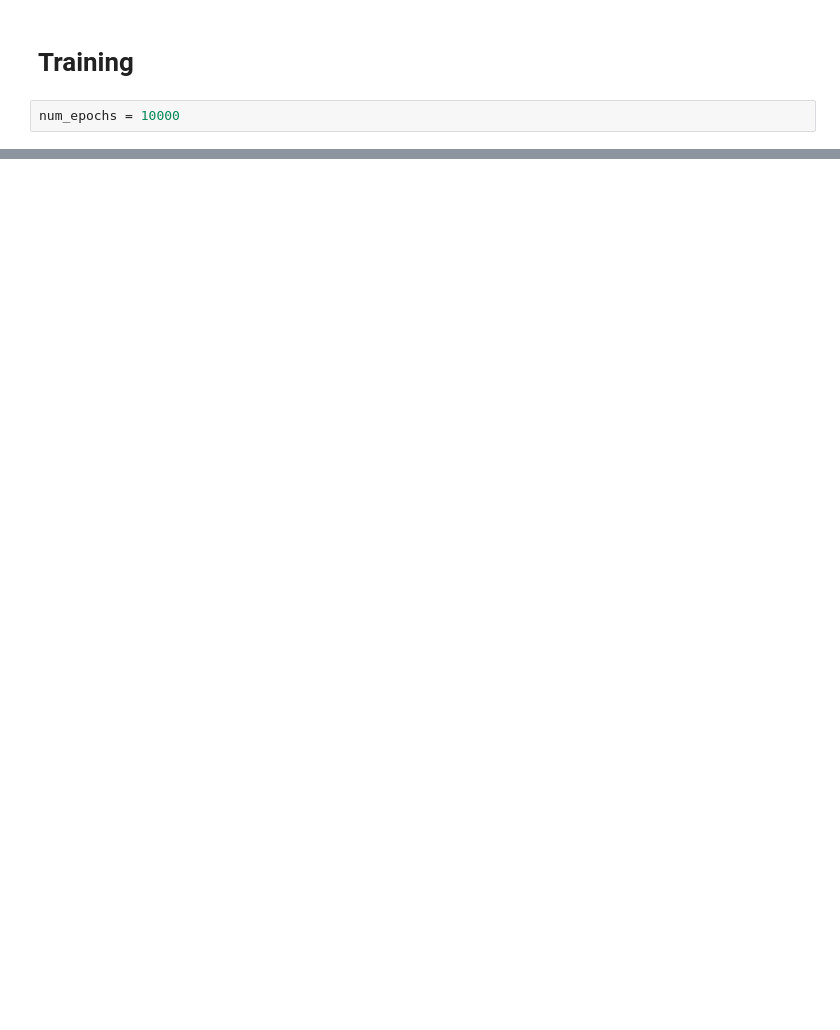
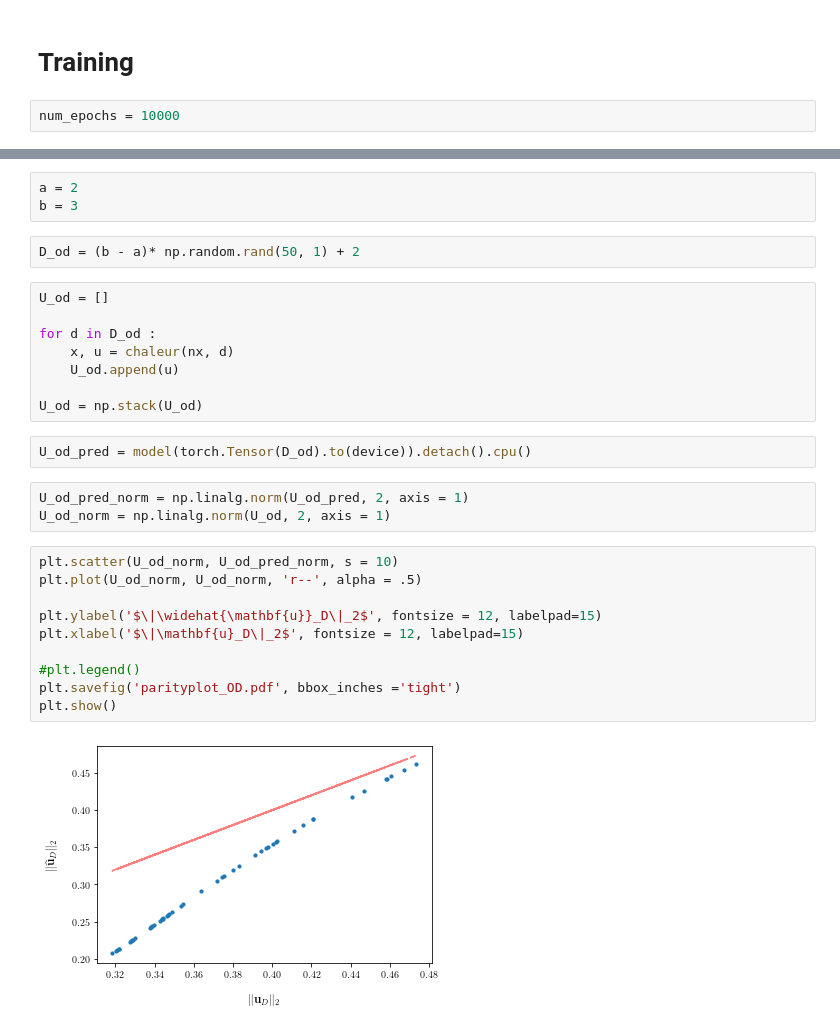
Before and after one commit to lechevaa/CEMRACS_SciML, a Jupyter notebook: dev/learning operator with mlp.ipynb, the cells around one changed output, grey strips where cells are left out. Saved outputs shown, nothing was run; the diff lists cells and outputs as text; blank space fills up the shorter version.

```diff
--- a/dev/learning operator with mlp.ipynb
+++ b/dev/learning operator with mlp.ipynb
@@ -147,0 +183,30 @@ plt.show()
+# %%
+a = 2
+b = 3
+# %%
+D_od = (b - a)* np.random.rand(50, 1) + 2
+# %%
+U_od = []
+
+for d in D_od :
+    x, u = chaleur(nx, d)
+    U_od.append(u)
+
+U_od = np.stack(U_od)
+# %%
+U_od_pred = model(torch.Tensor(D_od).to(device)).detach().cpu()
+# %%
+U_od_pred_norm = np.linalg.norm(U_od_pred, 2, axis = 1)
+U_od_norm = np.linalg.norm(U_od, 2, axis = 1)
+# %%
+plt.scatter(U_od_norm, U_od_pred_norm, s = 10)
+plt.plot(U_od_norm, U_od_norm, 'r--', alpha = .5)
+
+plt.ylabel('$\|\widehat{\mathbf{u}}_D\|_2$', fontsize = 12, labelpad=15)
+plt.xlabel('$\|\mathbf{u}_D\|_2$', fontsize = 12, labelpad=15)
+
+#plt.legend()
+plt.savefig('parityplot_OD.pdf', bbox_inches ='tight')
+plt.show()
+# %% [output]
+[figure, added]
```
Also changed, not shown: parts of 39 cells of this notebook, 7 other files.
